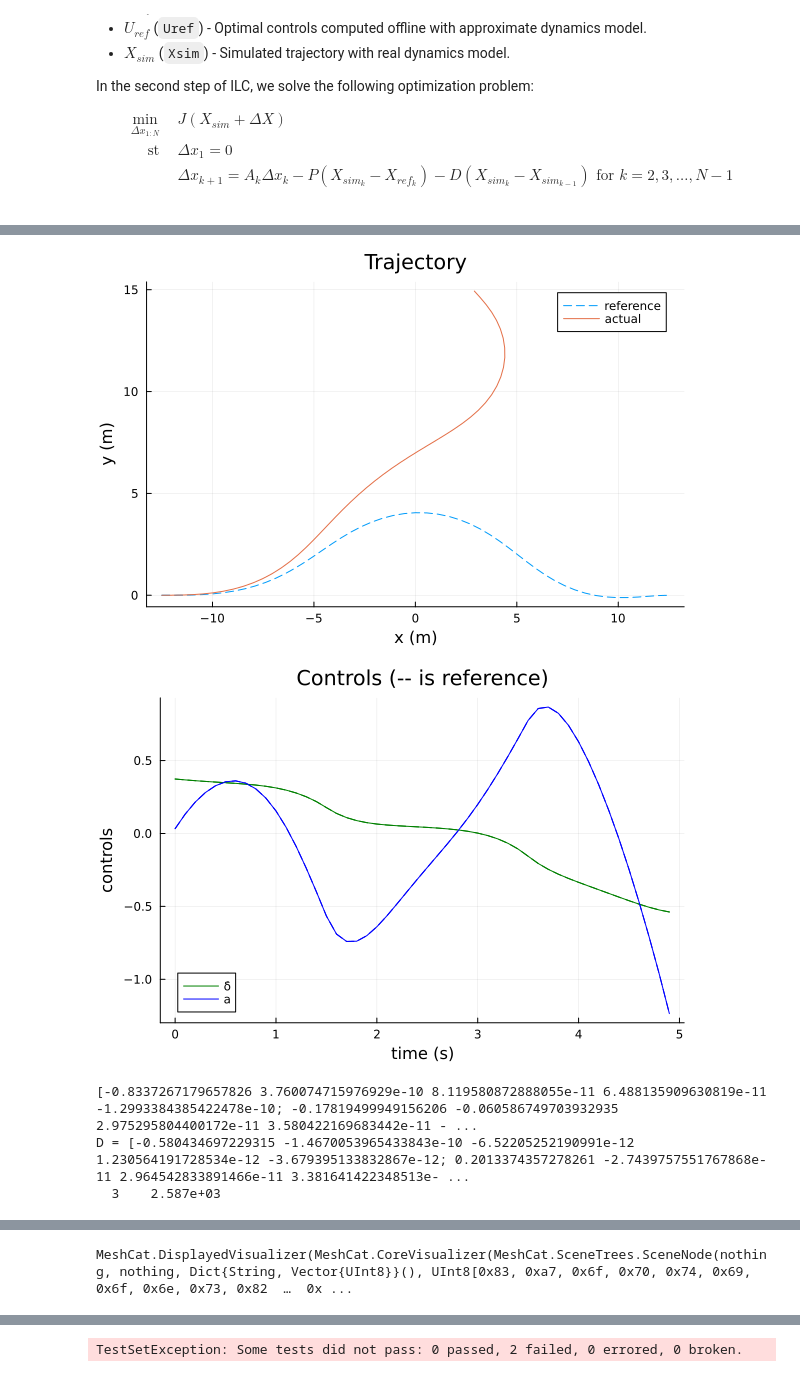
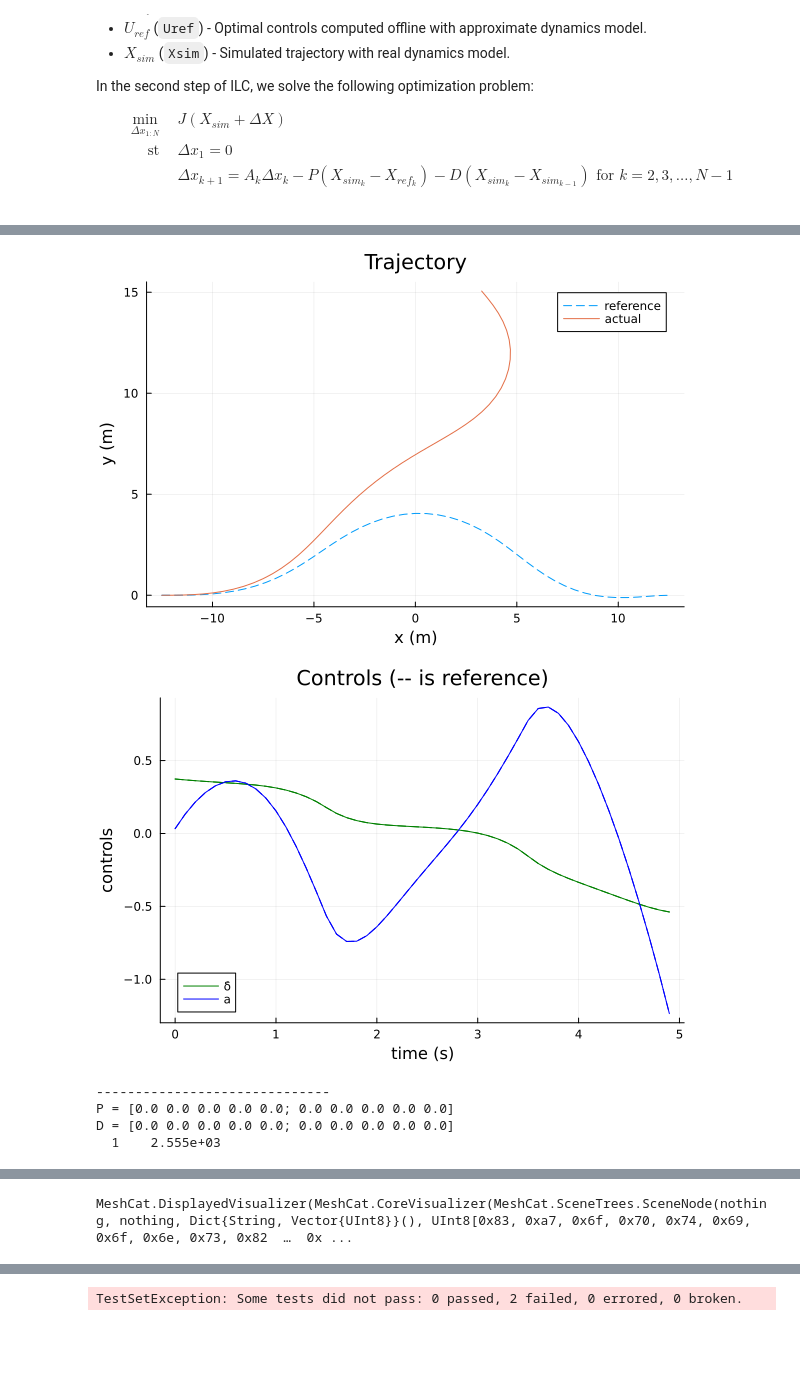
Before and after one commit to SaralTayal123/Optimal-PID-Controller, a Jupyter notebook: OptimizationProj.ipynb, the cells around one changed output, grey strips where cells are left out. Saved outputs shown, nothing was run; the diff lists cells and outputs as text; code cells hidden in the pictures; blank space fills up the shorter version.

```diff
--- a/OptimizationProj.ipynb
+++ b/OptimizationProj.ipynb
@@ -290,5 +284,5 @@ Here you will run your ILC algorithm. The resulting plots should show the simula
 # %%
-@testset "ILC" begin
+@testset " Optimization for PD Gain Determination" begin
 
     # problem size
     nx = 5
@@ -306,17 +300,17 @@ Here you will run your ILC algorithm. The resulting plots should show the simula
     xg = Xref[N]
 
     # LQR tracking cost to be used in ILC
-    Q = diagm([1,1,.1,.1,.1])
-    R = .1*diagm(ones(nu))
-    Qf = 1*diagm(ones(nx))
+    Q = diagm([1, 1, 0.1, 0.1, 0.1])
+    R = 0.1 * diagm(ones(nu))
+    Qf = 1 * diagm(ones(nx))
 
     # load all useful things into params
-    model = (L = 2.8, lr = 1.6)
+    model = (L=2.8, lr=1.6)
 
-    params = (Q = Q, R = R, Qf = Qf,xic = xic, xg = xg, Xref=Xref,Uref=Uref,
-          dt = dt,
-          N = N,
-          model = model)
+    params = (Q=Q, R=R, Qf=Qf, xic=xic, xg=xg, Xref=Xref, Uref=Uref,
+        dt=dt,
+        N=N,
+        model=model)
 
 
     # this holds the sim trajectory (with real dynamics)
@@ -336,20 +330,16 @@ Here you will run your ILC algorithm. The resulting plots should show the simula
         Bs[i] = FD.jacobian(du -> rk4(model, estimated_car_dynamics, Xref[i], du, dt), Uref[i])
     end
 
-    P = zeros(2,5)
-    D = zeros(2,5)
+    P = zeros(2, 5)
+    D = zeros(2, 5)
 
     # logging stuff
     @printf "iter     objv        |ΔU|     \n"
     @printf "------------------------------\n"
 
-    for ilc_iter = 1:3 # it should not take more than 10 iterations to converge
-
-        # TODO: rollout
-        # Xsim[1] = xic
-        # for i = 1:N-1
-        #     Xsim[i+1] = rk4(model, true_car_dynamics, Xsim[i], Ubar[i], dt)
-        # end
+    # It should not take more than 10 iterations to converge
+    for ilc_iter = 1:1
+        # Move the robot (forward rollout)
         Xsim[1] = xic
         Xlast = xic
         for i = 1:N-1
@@ -357,43 +347,52 @@ Here you will run your ILC algorithm. The resulting plots should show the simula
             Xsim[i+1] = rk4(model, true_car_dynamics, Xsim[i], u_next, dt)
             Xlast = Xsim[i]
         end
-        # TODO: calculate objective val (trajectory_cost)
+
+        # Calculate objective val (trajectory_cost)
         obj_val = trajectory_cost(Xsim, Ubar, Xref, Uref, Q, R, Qf)
 
-        # solve optimization problem for update (ilc_update)
-        P, D = ilc_update(Xsim, Ubar, Xref, Uref, As, Bs, Q, R, Qf)
+        # Solve optimization problem for update (optim_pd)
+        P, D = optim_pd(Xsim, Ubar, Xref, Uref, As, Bs, Q, R, Qf)
 
-        # logging
+        # Logging
         @printf("%3d   %10.3e  \n", ilc_iter, obj_val)
+    end
 
+    # Move the robot after final optimized values (final forward rollout)
+    Xsim[1] = xic
+    Xlast = xic
+    for i = 1:N-1
+        u_next = Uref[i] - P * (Xref[i] - Xsim[i]) - D * (Xsim[i] - Xlast)
+        Xsim[i+1] = rk4(model, true_car_dynamics, Xsim[i], u_next, dt)
+        Xlast = Xsim[i]
     end
 
     # --------plotting/animation-------
-    Xm= hcat(Xsim...)
+    Xm = hcat(Xsim...)
     Um = hcat(Ubar...)
     Xrefm = hcat(Xref...)
     Urefm = hcat(Uref...)
-    plot(Xrefm[1,:], Xrefm[2,:], ls = :dash, label = "reference",
-         xlabel = "x (m)", ylabel = "y (m)", title = "Trajectory")
-    display(plot!(Xm[1,:], Xm[2,:], label = "actual"))
+    plot(Xrefm[1, :], Xrefm[2, :], ls=:dash, label="reference",
+        xlabel="x (m)", ylabel="y (m)", title="Trajectory")
+    display(plot!(Xm[1, :], Xm[2, :], label="actual"))
 
-    plot(t_vec[1:end-1], Urefm', ls = :dash, lc = [:green :blue],label = "",
-         xlabel = "time (s)", ylabel = "controls", title = "Controls (-- is reference)")
-    display(plot!(t_vec[1:end-1], Um', label = ["δ̇" "a"], lc = [:green :blue]))
+    plot(t_vec[1:end-1], Urefm', ls=:dash, lc=[:green :blue], label="",
+        xlabel="time (s)", ylabel="controls", title="Controls (-- is reference)")
+    display(plot!(t_vec[1:end-1], Um', label=["δ̇" "a"], lc=[:green :blue]))
 
     # animation
     vis = Visualizer()
-    X_vis = [[x[1],x[2],0.1] for x in Xsim]
-    vis_traj!(vis, :traj, X_vis; R = 0.02)
+    X_vis = [[x[1], x[2], 0.1] for x in Xsim]
+    vis_traj!(vis, :traj, X_vis; R=0.02)
     vis_model = TrajOptPlots.RobotZoo.BicycleModel()
     TrajOptPlots.set_mesh!(vis, vis_model)
-    X = [x[SA[1,2,3,4]] for x in Xsim]
+    X = [x[SA[1, 2, 3, 4]] for x in Xsim]
     visualize!(vis, vis_model, tf, X)
     display(render(vis))
 
     # ----------testing-------------
     @test 0.1 <= sum(norm.(Xsim - Xref)) <= 1.0 # should be ~0.7
-    @test 5 <=  sum(norm.(Ubar - Uref)) <= 10 # should be ~7.7
+    @test 5 <= sum(norm.(Ubar - Uref)) <= 10 # should be ~7.7
 
 end
 # %% [output]
@@ -410,6 +401,7 @@ P =
-[figure, old version]
+[figure, new version]
 [figure]
-[-0.8337267179657826 3.760074715976929e-10 8.119580872888055e-11 6.488135909630819e-11 -1.2993384385422478e-10; -0.17819499949156206 -0.060586749703932935 2.975295804400172e-11 3.580422169683442e-11 - ...
-D = [-0.580434697229315 -1.4670053965433843e-10 -6.52205252190991e-12 1.230564191728534e-12 -3.679395133832867e-12; 0.2013374357278261 -2.7439757551767868e-11 2.964542833891466e-11 3.381641422348513e- ...
-  3    2.587e+03
+------------------------------
+P = [0.0 0.0 0.0 0.0 0.0; 0.0 0.0 0.0 0.0 0.0]
+D = [0.0 0.0 0.0 0.0 0.0; 0.0 0.0 0.0 0.0 0.0]
+  1    2.555e+03
 ┌ Info: MeshCat server started. You can open the visualizer by visiting the following URL in your browser:
```
Also changed, not shown: parts of 5 cells of this notebook.
